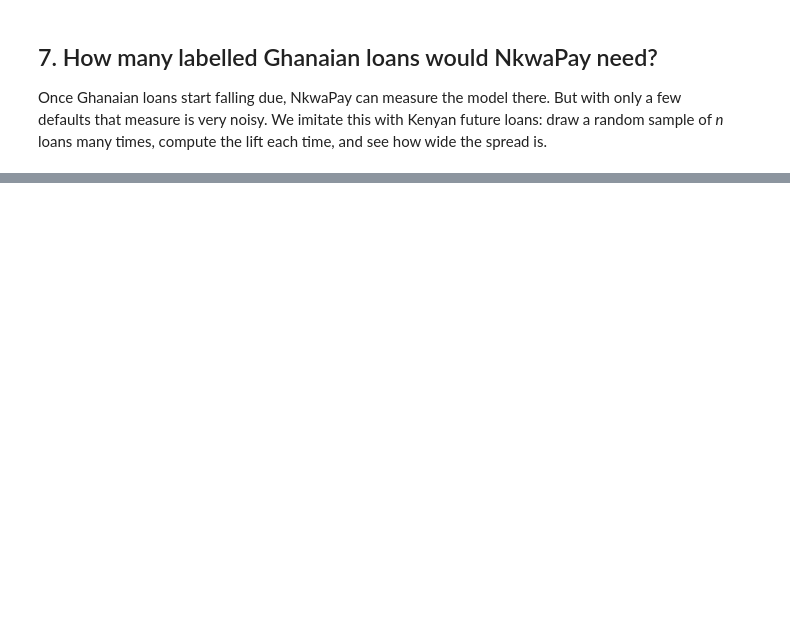
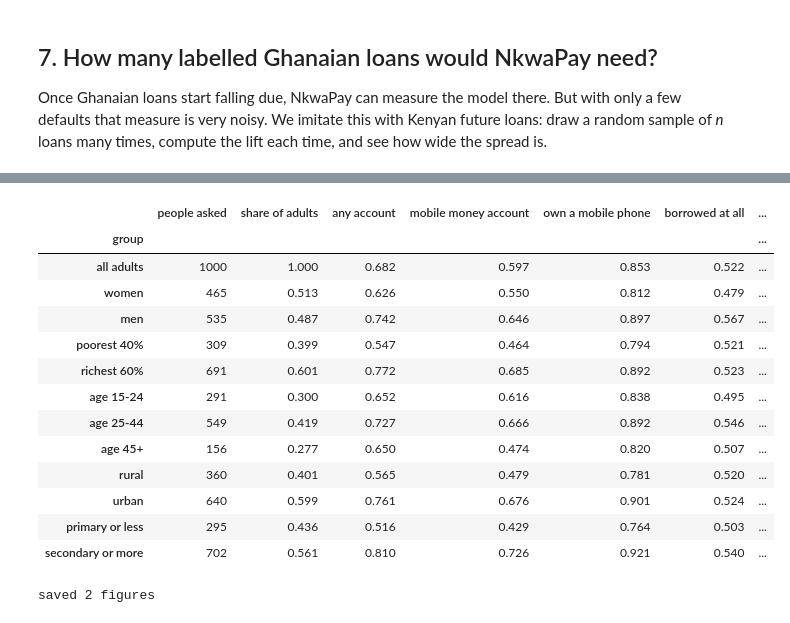
Before and after one commit to ASU-MICS-2028/mle-group-1-prosit-2, a Jupyter notebook: notebooks/04_transfer_and_fairness.ipynb, the cells around one changed output, grey strips where cells are left out. Cells and saved outputs as stored; diff of their text form; code cells hidden in the pictures; blank space fills up the shorter version.

```diff
--- a/notebooks/04_transfer_and_fairness.ipynb
+++ b/notebooks/04_transfer_and_fairness.ipynb
@@ -532,0 +1093,61 @@ The full write-up is in [learnings/10](../learnings/10_transfer.md), and the dec
+# %%
+fx = pd.read_csv(ROOT / "data" / "worldbank" / "micro_gha.csv", low_memory=False)
+yes = lambda c: (fx[c] == 1).astype(float)
+fx["formal or mobile loan"], fx["family or friends loan"] = yes("fin22a"), yes("fin22b")
+fx["own a mobile phone"] = yes("mobileowner")
+FX = {"any account": "account", "mobile money account": "account_mob", "own a mobile phone": "own a mobile phone", "borrowed at all": "borrowed", "formal or mobile loan": "formal or mobile loan", "family or friends loan": "family or friends loan", "saved": "saved"}
+fx_groups = {"all adults": fx.index == fx.index, "women": fx.female == 1, "men": fx.female == 2, "poorest 40%": fx.inc_q <= 2, "richest 60%": fx.inc_q >= 3,
+             "age 15-24": fx.age < 25, "age 25-44": fx.age.between(25, 44), "age 45+": fx.age >= 45, "rural": fx.urbanicity_f2f == 1, "urban": fx.urbanicity_f2f == 2,
+             "primary or less": fx.educ == 1, "secondary or more": fx.educ.isin([2, 3])}
+def wmean(x, w): return np.average(x, weights=w)
+out, rng = [], np.random.default_rng(0)
+for g, mask in fx_groups.items():
+    sub = fx[mask]; r = {"group": g, "people asked": len(sub), "share of adults": sub.wgt.sum() / fx.wgt.sum()}
+    for label, c in FX.items():
+        v, w = sub[c].to_numpy(float), sub.wgt.to_numpy()
+        ok = ~np.isnan(v); draws = [wmean(v[ok][i], w[ok][i]) for i in (rng.integers(0, ok.sum(), ok.sum()) for _ in range(500))]
+        r[label] = wmean(v[ok], w[ok]); r[label + " low"], r[label + " high"] = np.percentile(draws, [2.5, 97.5])
+    out.append(r)
+findex = pd.DataFrame(out).set_index("group"); findex.to_csv(TABLES / "11_findex.csv")
+findex[["people asked", "share of adults", *FX]].round(3)
+# %% [output]
+|  | people asked | share of adults | any account | mobile money account | own a mobile phone | borrowed at all | ... |
+| group |  |  |  |  |  |  | ... |
+| all adults | 1000 | 1.000 | 0.682 | 0.597 | 0.853 | 0.522 | ... |
+| women | 465 | 0.513 | 0.626 | 0.550 | 0.812 | 0.479 | ... |
+| men | 535 | 0.487 | 0.742 | 0.646 | 0.897 | 0.567 | ... |
+| poorest 40% | 309 | 0.399 | 0.547 | 0.464 | 0.794 | 0.521 | ... |
+| richest 60% | 691 | 0.601 | 0.772 | 0.685 | 0.892 | 0.523 | ... |
+| age 15-24 | 291 | 0.300 | 0.652 | 0.616 | 0.838 | 0.495 | ... |
+| age 25-44 | 549 | 0.419 | 0.727 | 0.666 | 0.892 | 0.546 | ... |
+| age 45+ | 156 | 0.277 | 0.650 | 0.474 | 0.820 | 0.507 | ... |
+| rural | 360 | 0.401 | 0.565 | 0.479 | 0.781 | 0.520 | ... |
+| urban | 640 | 0.599 | 0.761 | 0.676 | 0.901 | 0.524 | ... |
+| primary or less | 295 | 0.436 | 0.516 | 0.429 | 0.764 | 0.503 | ... |
+| secondary or more | 702 | 0.561 | 0.810 | 0.726 | 0.921 | 0.540 | ... |
+# %%
+# Two figures for the report.
+show = pd.concat([fair["tenure"], fair["size"], fair["lender"]])
+order = ["earlier loans, known outcomes", "earlier loans, no known outcome", "first loan", *SIZES, "Lender A", "Lender B", "Lender C"]
+show = show.loc[[o for o in order if o in show.index]].iloc[::-1]
+fig, ax = plt.subplots(figsize=(8, 4.4)); yy = np.arange(len(show)); m = "wrongly declined (good payers)"
+ax.hlines(yy, show[m + " low"], show[m + " high"], color="#0072B2", lw=2)
+ax.plot(show[m], yy, "o", color="#0072B2", ms=8)
+for i, v in enumerate(show[m]): ax.annotate(f"{v:.0%}", (show[m + " high"].iloc[i], i), xytext=(6, -3), textcoords="offset points", fontsize=9)
+ax.axvline(fair["all"][m].iloc[0], color="#777777", lw=1, ls="--"); ax.annotate("all loans", (fair["all"][m].iloc[0], len(show) - .4), xytext=(4, 0), textcoords="offset points", fontsize=9, color="#555555")
+ax.set_yticks(yy, show.index); ax.set_xlim(0, 1.1); ax.xaxis.set_major_formatter(matplotlib.ticker.PercentFormatter(1))
+ax.set_title("Good payers wrongly declined, future Kenyan loans, 2.1% cut-off (95% range)", fontsize=10, loc="left")
+ax.spines[["top", "right"]].set_visible(False); ax.grid(axis="x", alpha=.25); fig.tight_layout(); fig.savefig(FIGURES / "11_wrongly_declined.png", dpi=150); plt.close(fig)
+
+fig, ax = plt.subplots(figsize=(6, 4.6))
+for (t, g), c, mk in zip(cal.reset_index().groupby("tenure"), ["#0072B2", "#009E73", "#D55E00"], ["o", "s", "^"]):
+    g = g[g.loans >= 50]
+    ax.plot(g.predicted, g.actual, marker=mk, color=c, lw=2, ms=8, label=t)
+ax.plot([.001, .5], [.001, .5], color="#777777", lw=1, ls="--", label="predicted = actual")
+ax.set_xscale("log"); ax.set_yscale("log"); ax.set_xlabel("Predicted chance of default"); ax.set_ylabel("Actual default rate")
+ax.set_xticks([.001, .01, .1, .5], ["0.1%", "1%", "10%", "50%"]); ax.set_yticks([.001, .01, .1, .5], ["0.1%", "1%", "10%", "50%"])
+ax.set_title("Does a score mean the same for each group? (bands with 50+ loans)", fontsize=10, loc="left")
+ax.legend(frameon=False, fontsize=9); ax.spines[["top", "right"]].set_visible(False); ax.grid(alpha=.25); fig.tight_layout(); fig.savefig(FIGURES / "11_calibration_by_tenure.png", dpi=150); plt.close(fig)
+print("saved 2 figures")
+# %% [output]
+saved 2 figures
```
Also changed, not shown: parts of 32 cells of this notebook, 52 other files.
